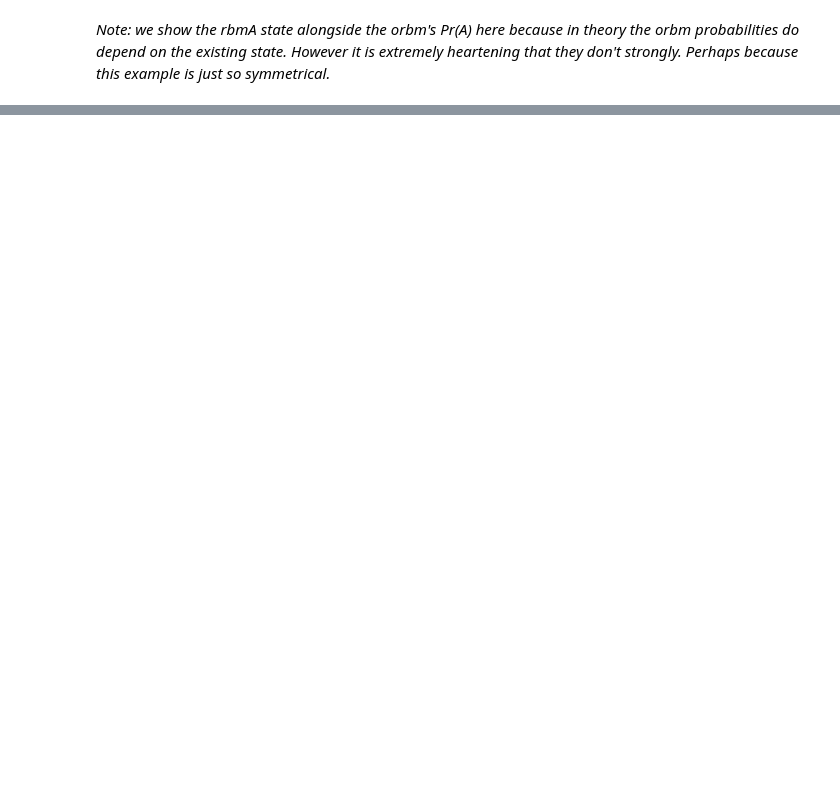
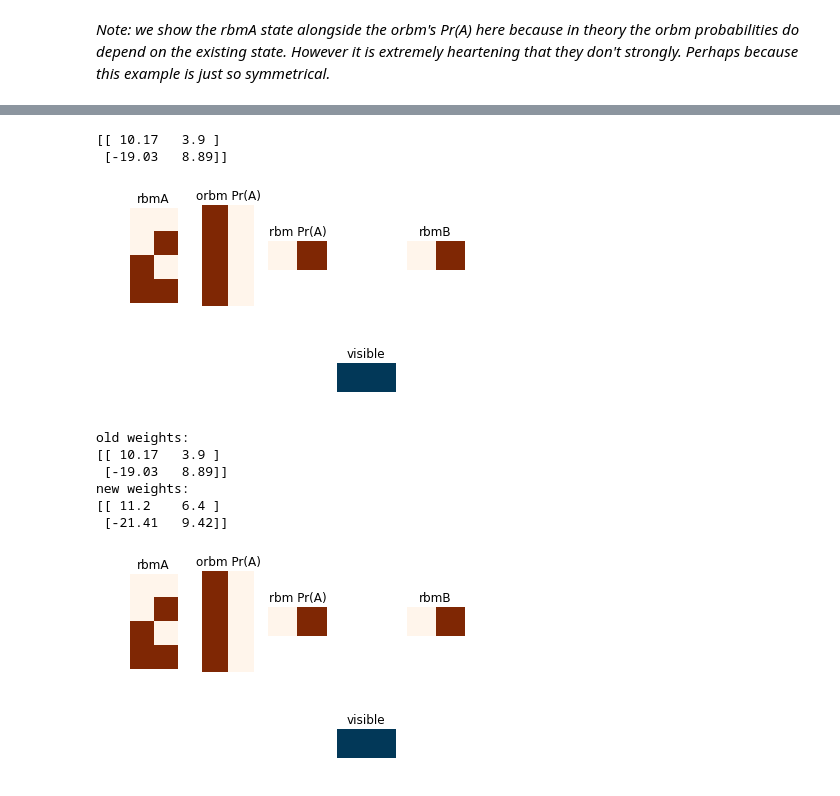
Before and after one commit to garibaldu/multicauseRBM, a Jupyter notebook: ExploratoryCode/simplest-ever-multicause-RBM.ipynb, the cells around one changed output, grey strips where cells are left out. Cells and saved outputs as stored; diff of their text form; code cells hidden in the pictures; blank space fills up the shorter version.

Commit message:
learning still fails

```diff
--- a/ExploratoryCode/simplest-ever-multicause-RBM.ipynb
+++ b/ExploratoryCode/simplest-ever-multicause-RBM.ipynb
@@ -12,0 +22,34 @@ def sigmoid(x):
+# %%
+# This is showing the action in hA when v is clamped on visible,
+# and hB is the pattern on the hidden units of the OTHER rbm.
+
+def do_figure(fig_name, w, v, hB, version='EXACT'):
+    hB = hB.reshape((2,1))
+    pats = np.array([[0,0],[0,1],[1,0],[1,1]])
+    hA_prob = np.zeros(pats.shape, dtype=float)
+    for row, hA in enumerate(pats):
+        hA_prob[row,:], tmp = update_hidden_layer(hA, hB, w, v, version)
+    #print(hA_prob)
+
+    subplot(2,5,9)
+    imshow(v, interpolation='nearest',cmap='PuBu', vmin=0, vmax=1)
+    title('visible')
+    ax = axis('off')
+    subplot(2,5,5)
+    imshow(hB.T, interpolation='nearest',cmap='Oranges', vmin=0, vmax=1)
+    title('rbmB')
+    ax = axis('off')
+    subplot(2,6,1)
+    imshow(pats, interpolation='nearest',cmap='Oranges', vmin=0, vmax=1)
+    title('rbmA')
+    ax = axis('off')
+    subplot(2,5,2)
+    imshow(hA_prob, interpolation='nearest',cmap='Oranges', vmin=0, vmax=1)
+    title('orbm Pr(A)')
+    ax = axis('off')
+    subplot(2,5,3)
+    psiA = np.dot(v, w)
+    imshow(sigmoid(psiA), interpolation='nearest',cmap='Oranges', vmin=0, vmax=1)
+    title('rbm Pr(A)')
+    ax = axis('off')
+    savefig(fig_name)
@@ -236,0 +218,22 @@ show_reconstructions('reconstructions', w, v=np.array([[1,1]]), version='EXACT')
+# %%
+print('old weights:')
+print(w)
+
+w = learn_orbm(w, train, num_train_iters=100, num_Gibbs_iters=1)
+print('new weights:')
+print(w)
+
+v  = np.array([[1,1]])
+hB = np.array([[0,1]])
+do_figure('after_learning', w, v, hB, version='EXACT')
+# %% [output]
+[[ 10.17   3.9 ]
+ [-19.03   8.89]]
+[figure, added]
+old weights:
+[[ 10.17   3.9 ]
+ [-19.03   8.89]]
+new weights:
+[[ 11.2    6.4 ]
+ [-21.41   9.42]]
+[figure, added]
```
Also changed, not shown: parts of 18 cells of this notebook.
